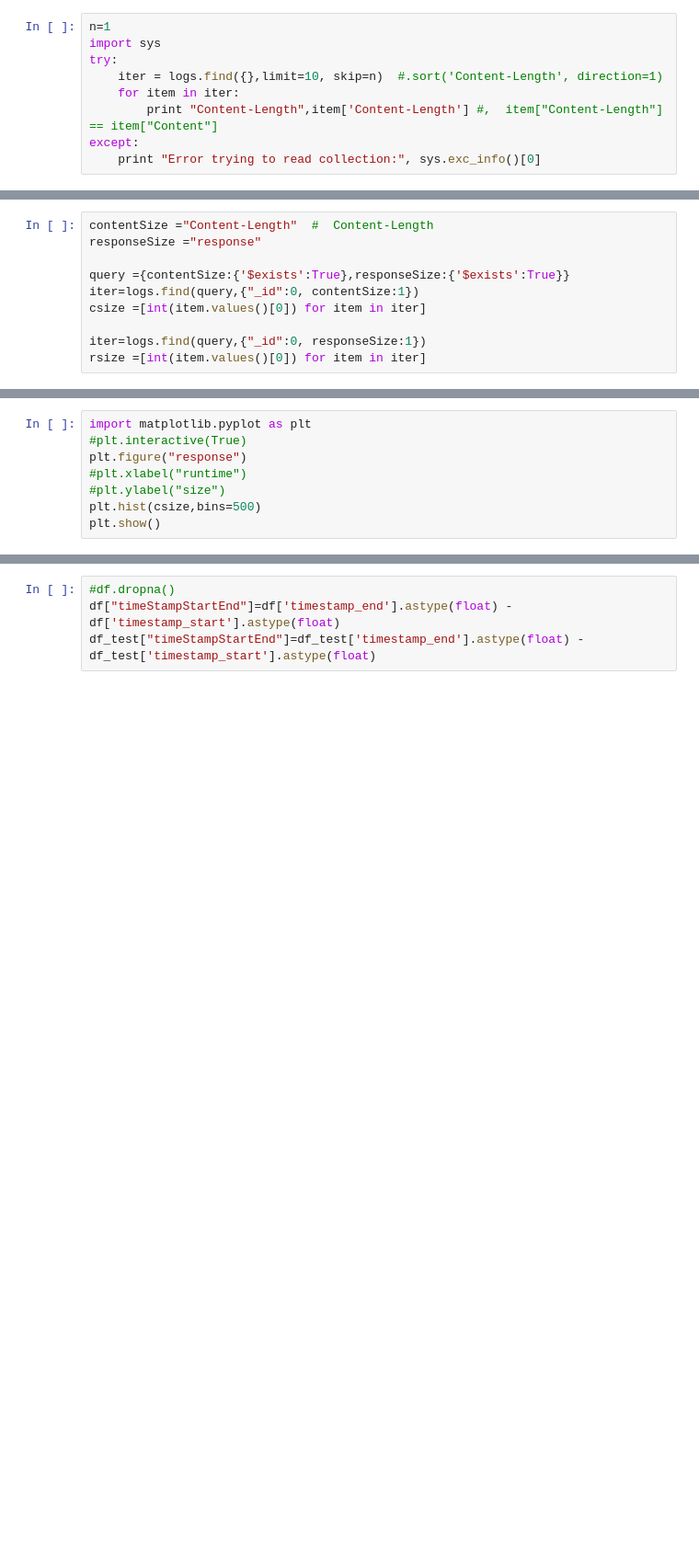
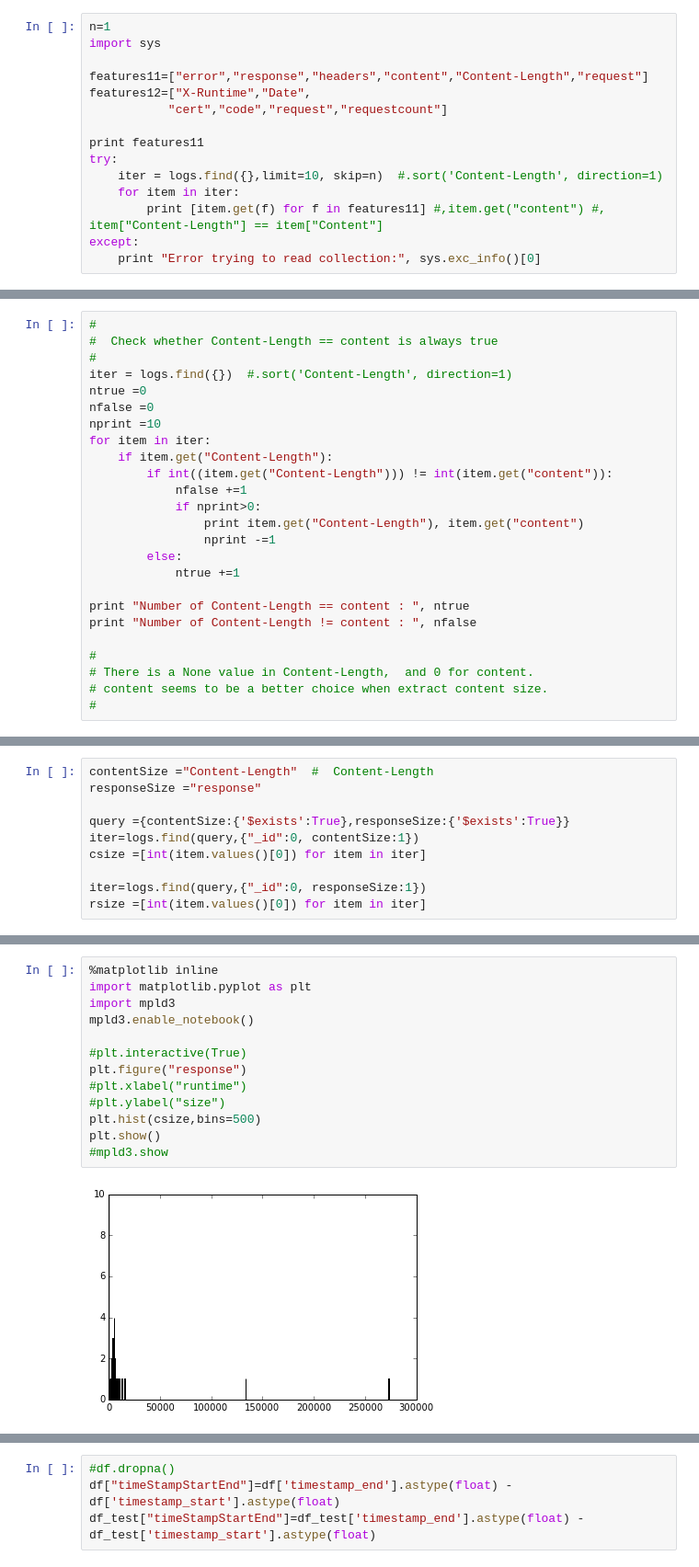
Before and after one commit to wangwf/Codes, a Jupyter notebook: dataLogs/mongodb.ipynb, the cells around one changed output, grey strips where cells are left out. Shown at 92% size. Cells and saved outputs as stored; diff of their text form; blank space fills up the shorter version.

Commit message:
updata mongodb and plot option

```diff
--- a/dataLogs/mongodb.ipynb
+++ b/dataLogs/mongodb.ipynb
@@ -173,10 +146,16 @@ for key in keys:
 # %%
 n=1
 import sys
+
+features11=["error","response","headers","content","Content-Length","request"]
+features12=["X-Runtime","Date",
+           "cert","code","request","requestcount"]
+
+print features11
 try:
     iter = logs.find({},limit=10, skip=n)  #.sort('Content-Length', direction=1)
     for item in iter:
-        print "Content-Length",item['Content-Length'] #,  item["Content-Length"] == item["Content"]
+        print [item.get(f) for f in features11] #,item.get("content") #,  item["Content-Length"] == item["Content"]
 except:
     print "Error trying to read collection:", sys.exc_info()[0]
 # %% [output]
@@ -233,3 +214,28 @@ Number of Content-Length != content :  415
 #2 Check Content-Length, content, header and response values
 
 Extract data array for building model
+# %%
+#
+#  Check whether Content-Length == content is always true
+#
+iter = logs.find({})  #.sort('Content-Length', direction=1)
+ntrue =0
+nfalse =0
+nprint =10
+for item in iter:
+    if item.get("Content-Length"):
+        if int((item.get("Content-Length"))) != int(item.get("content")):
+            nfalse +=1
+            if nprint>0:
+                print item.get("Content-Length"), item.get("content")
+                nprint -=1
+        else:
+            ntrue +=1
+
+print "Number of Content-Length == content : ", ntrue
+print "Number of Content-Length != content : ", nfalse
+
+#
+# There is a None value in Content-Length,  and 0 for content.
+# content seems to be a better choice when extract content size.
+#
@@ -250,11 +269,18 @@ csize[:10]
 # %%
+%matplotlib inline
 import matplotlib.pyplot as plt
+import mpld3
+mpld3.enable_notebook()
+
 #plt.interactive(True)
 plt.figure("response")
 #plt.xlabel("runtime")
 #plt.ylabel("size")
 plt.hist(csize,bins=500)
 plt.show()
+#mpld3.show
+# %% [output]
+[figure, added]
 # %%
 #
 # response size vs. content size
```
Also changed, not shown: parts of 24 cells of this notebook, 2 other files.
